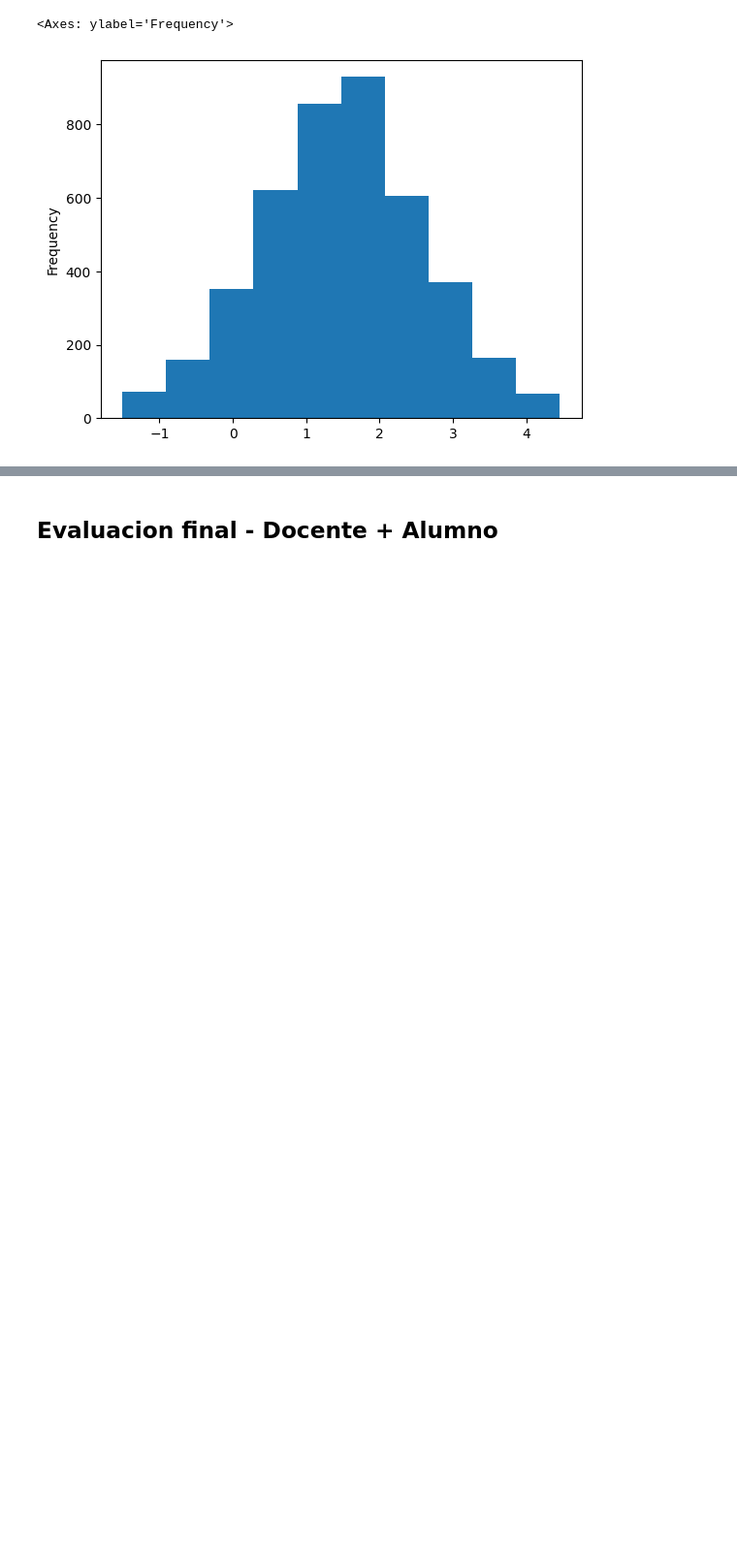
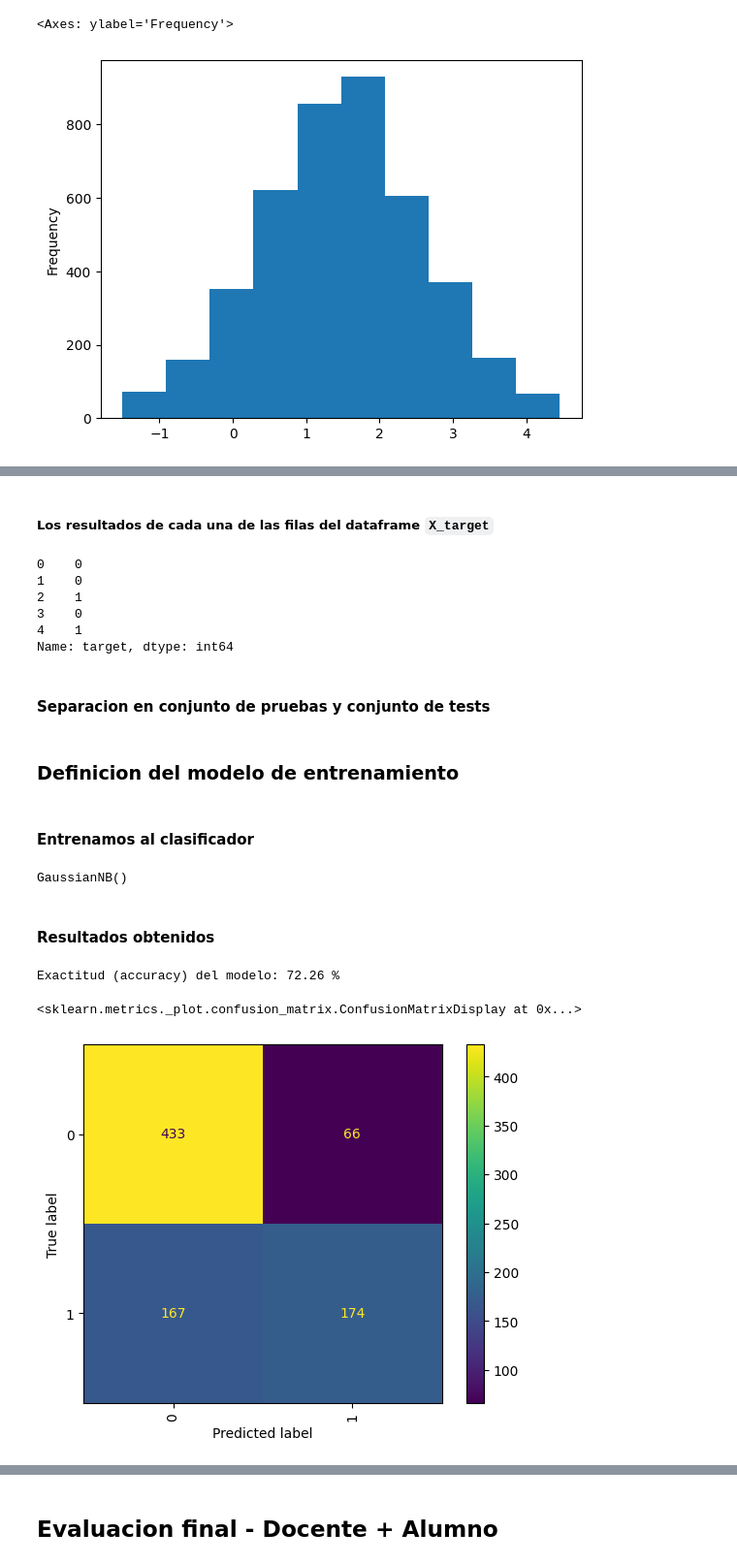
Before and after one commit to facundocarballo/ciencia-datos, a Jupyter notebook: colab.ipynb, the cells around one changed output, grey strips where cells are left out. Shown at 97% size. Saved outputs shown, nothing was run; the diff lists cells and outputs as text; code cells hidden in the pictures; blank space fills up the shorter version.

```diff
--- a/colab.ipynb
+++ b/colab.ipynb
@@ -174,0 +210,3 @@ df[column_name].plot(kind='hist')
+# %%
+X_target = df.drop('target', axis=1)
+Y_target = df['target']
@@ -174,0 +224,40 @@ df[column_name].plot(kind='hist')
+# %% [markdown]
+##### Los resultados de cada una de las filas del dataframe `X_target`
+# %%
+Y_target.head()
+# %% [output]
+0    0
+1    0
+2    1
+3    0
+4    1
+Name: target, dtype: int64
+# %% [markdown]
+#### Separacion en conjunto de pruebas y conjunto de tests
+# %%
+from sklearn.model_selection import train_test_split
+X_train, X_test, y_train, y_test = train_test_split(X_target, Y_target, test_size=0.2, stratify = Y_target, random_state=0)
+# %% [markdown]
+### Definicion del modelo de entrenamiento
+# %%
+from sklearn.naive_bayes import GaussianNB
+model = GaussianNB()
+# %% [markdown]
+#### Entrenamos al clasificador
+# %%
+model.fit(X_train, y_train)
+# %% [output]
+GaussianNB()
+# %% [markdown]
+#### Resultados obtenidos
+# %%
+from sklearn.metrics import accuracy_score, ConfusionMatrixDisplay
+
+y_pred = model.predict(X_test)
+print('Exactitud (accuracy) del modelo: {:.2f} %'.format(accuracy_score(y_test, y_pred)*100))
+
+ConfusionMatrixDisplay.from_estimator(model, X_test, y_test,  xticks_rotation="vertical")
+# %% [output]
+Exactitud (accuracy) del modelo: 72.26 %
+<sklearn.metrics._plot.confusion_matrix.ConfusionMatrixDisplay at 0x...>
+[figure, added]
```
Also changed, not shown: parts of 12 cells of this notebook, 6 other files.
